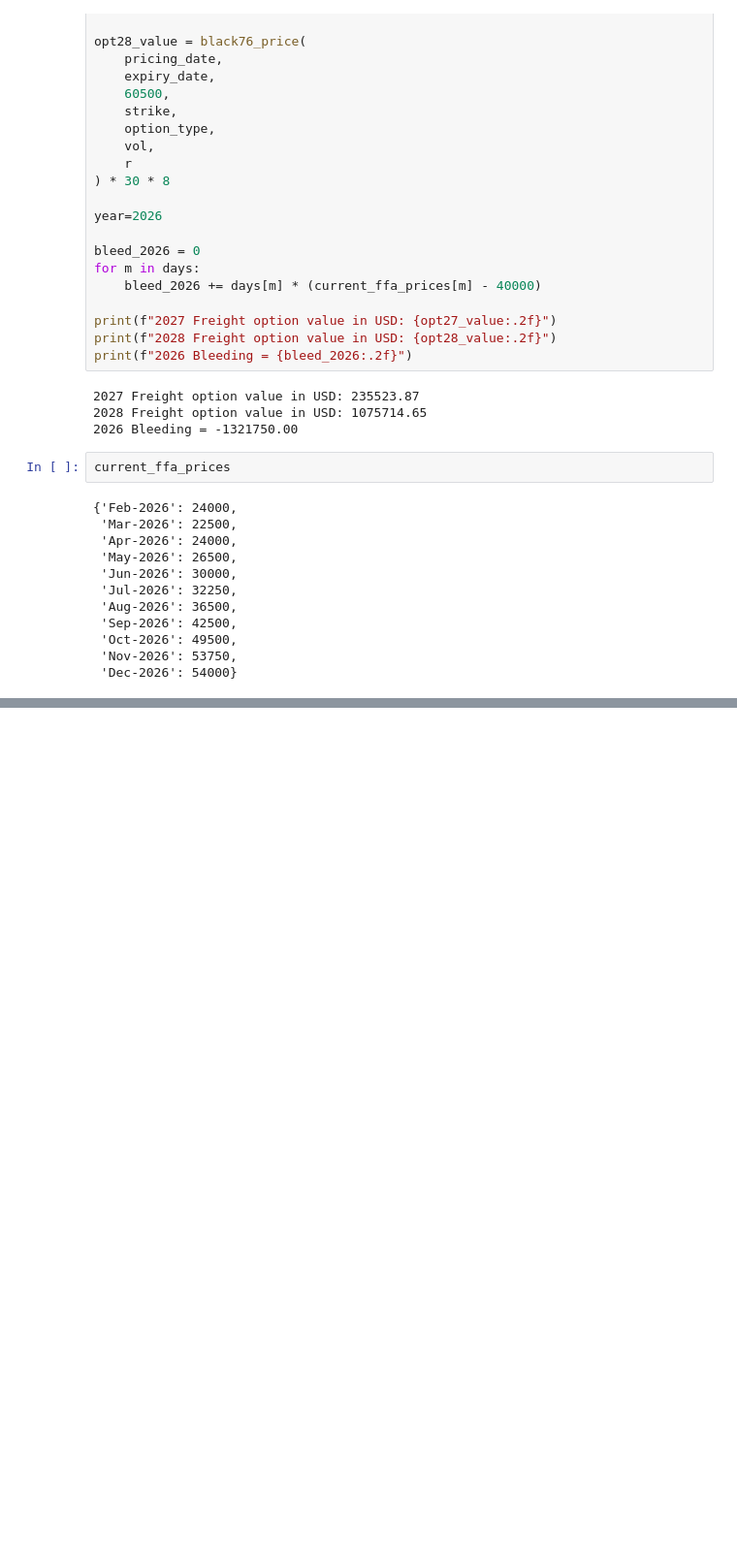
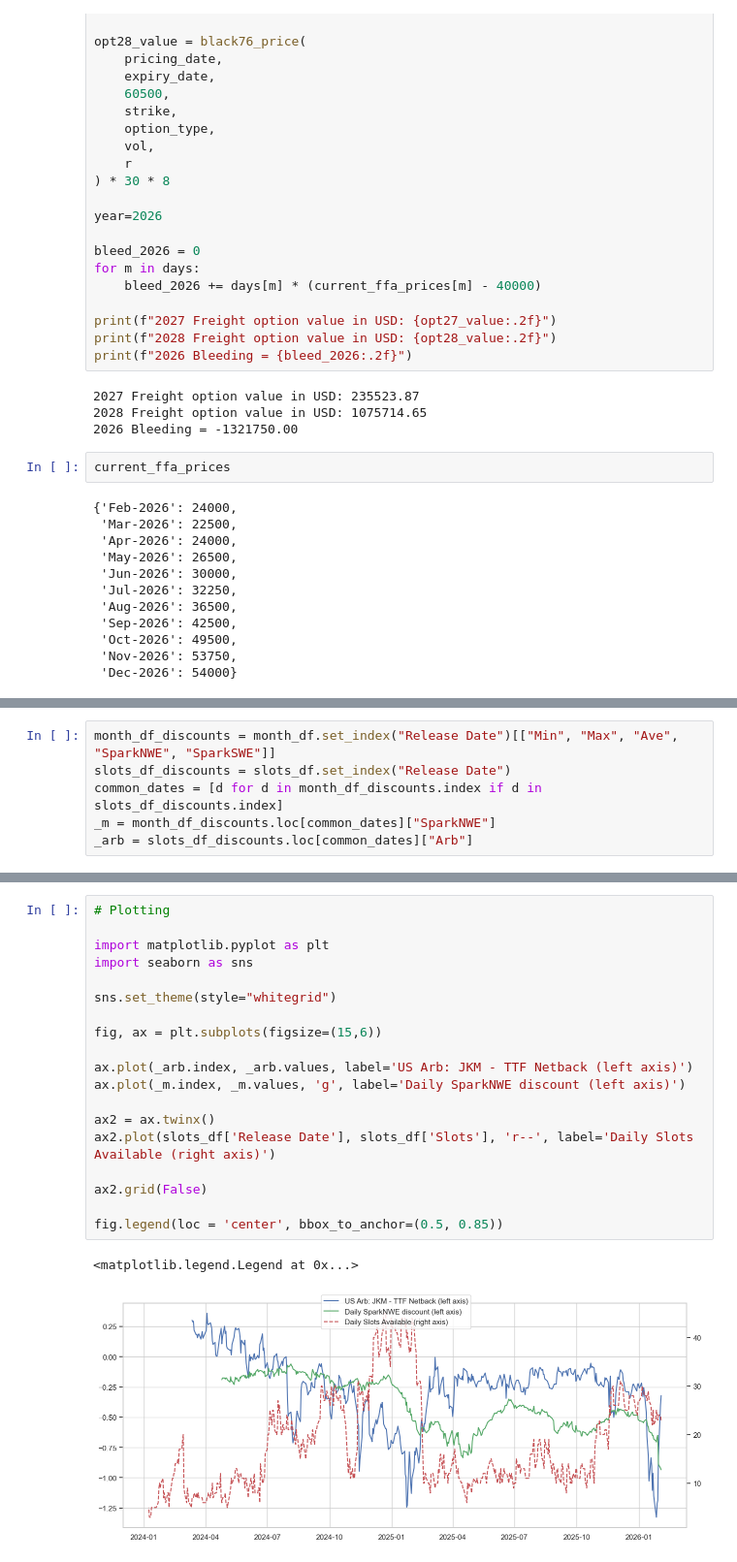
Before and after one commit to martibgn4/BGN_LNG, a Jupyter notebook: freights.ipynb, the cells around one changed output, grey strips where cells are left out. Shown at 97% size. Cells and saved outputs as stored; diff of their text form; blank space fills up the shorter version.

```diff
--- a/freights.ipynb
+++ b/freights.ipynb
@@ -233,0 +711,6 @@ current_ffa_prices
+# %%
+month_df_discounts = month_df.set_index("Release Date")[["Min", "Max", "Ave", "SparkNWE", "SparkSWE"]]
+slots_df_discounts = slots_df.set_index("Release Date")
+common_dates = [d for d in month_df_discounts.index if d in slots_df_discounts.index]
+_m = month_df_discounts.loc[common_dates]["SparkNWE"]
+_arb = slots_df_discounts.loc[common_dates]["Arb"]
@@ -233,0 +725,22 @@ current_ffa_prices
+# %%
+# Plotting
+
+import matplotlib.pyplot as plt
+import seaborn as sns
+
+sns.set_theme(style="whitegrid")
+
+fig, ax = plt.subplots(figsize=(15,6))
+
+ax.plot(_arb.index, _arb.values, label='US Arb: JKM - TTF Netback (left axis)')
+ax.plot(_m.index, _m.values, 'g', label='Daily SparkNWE discount (left axis)')
+
+ax2 = ax.twinx()
+ax2.plot(slots_df['Release Date'], slots_df['Slots'], 'r--', label='Daily Slots Available (right axis)')
+
+ax2.grid(False)
+
+fig.legend(loc = 'center', bbox_to_anchor=(0.5, 0.85))
+# %% [output]
+<matplotlib.legend.Legend at 0x...>
+[figure, added]
```
Also changed, not shown: parts of 9 cells of this notebook, 8 other files.
